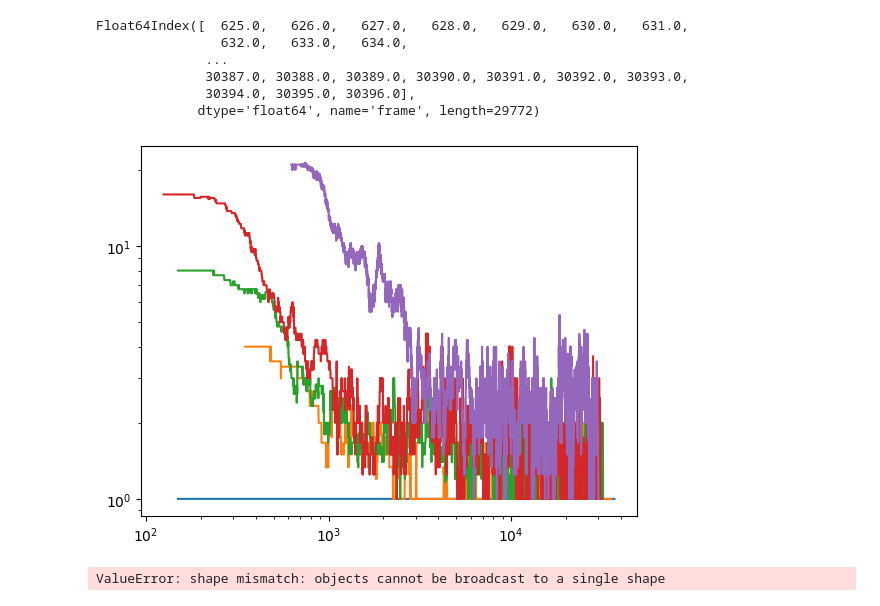
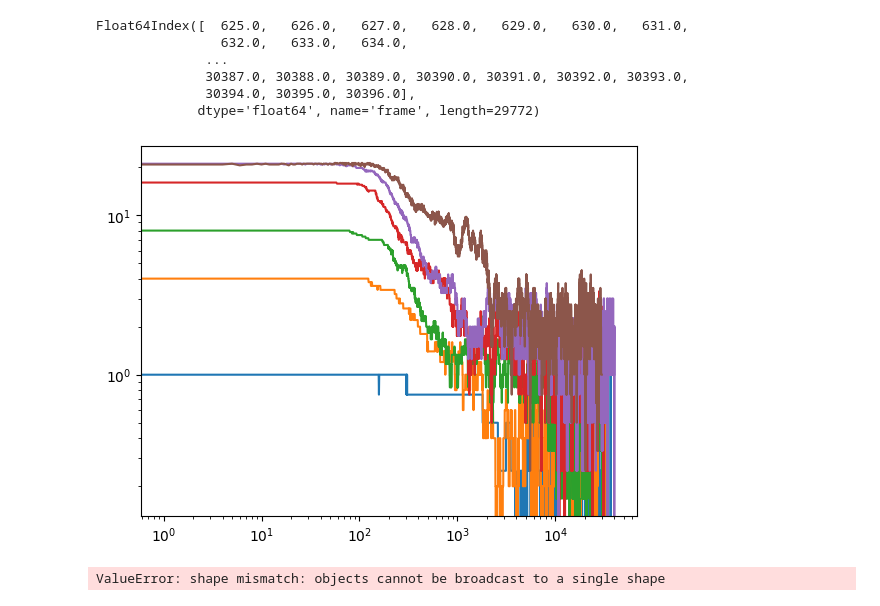
Before and after one commit to complex-lab/robotic_swarms, a Jupyter notebook: bots_number_per_frame.ipynb, the cells around one changed output. Drawn from its saved outputs; the diff is of its cells as text; code cells hidden in the pictures.

```diff
--- a/bots_number_per_frame.ipynb
+++ b/bots_number_per_frame.ipynb
@@ -21,9 +21,12 @@ def read_time(time_value):
 # %%
 tts = np.arange(10)
 z = pd.DataFrame({'t':tts,'x':[0]*len(tts)})
-xy = pd.DataFrame({'t':[0,1,4,7,9],'x':[1,1,1,1,1]})
-cond = z.t.isin(xy.t)
-z.loc[cond,'x'] = xy.x
+xy = pd.DataFrame({'t':[0,1,4,7,9],'x':[1,1,1,1,1]},index=[0,1,4,7,9])
+print(xy)
+test=pd.Series(np.ones(len(tts)))
+#cond = ~z['t'].isin(xy.t)
+z['x']=xy.x
+z.loc[cond,'x'] = test
 
-z[cond]
+z
 # %% [output]
@@ -108,7 +132,7 @@ plt.plot(countdf.iloc[:,0])
 # %%
 #expSumPassive=expSumPassive[(expSumPassive['bots']!=8)]
-fronters_count=countdf[(countdf['bot_type']=='fronter')]
+fronters_count=countdf[(countdf['bot_type']=='fronter')].reset_index()
 fronters_count.to_csv(passive_path+'\\fronters_count.csv')
-aligners_count=countdf[(countdf['bot_type']=='aligner')]
+aligners_count=countdf[(countdf['bot_type']=='aligner')].reset_index()
 aligners_count.to_csv(passive_path+'\\aligners_count.csv')
 # %%
@@ -133,3 +156,0 @@ bot_num frame
-# %%
-aligners_count=countdf[(countdf['bot_type']=='aligner')]
-aligners_count
@@ -169,6 +176,6 @@ bot_num frame
 # %%
-fronter_mean=fronters_count.groupby(['bot_num','frame']).mean()
-fronter_std=fronters_count.groupby(['bot_num','frame']).std()
+fronter_mean=fronters_count.groupby(['bot_num','level_0']).mean()
+fronter_std=fronters_count.groupby(['bot_num','level_0']).std()
 
-aligners_mean=aligners_count.groupby(['bot_num','frame']).mean()
-aligners_std=aligners_count.groupby(['bot_num','frame']).std()
+aligners_mean=aligners_count.groupby(['bot_num','level_0']).mean()
+aligners_std=aligners_count.groupby(['bot_num','level_0']).std()
@@ -214,12 +214,12 @@ Float64Index([  625.0,   626.0,   627.0,   628.0,   629.0,   630.0,   631.0,
               30394.0, 30395.0, 30396.0],
              dtype='float64', name='frame', length=29772)
 # %%
-for j in [1,4,8,16,53]:
+for j in [1,4,8,16,21,53]:
     current_data_aligners=aligners_mean.loc[j]
     #print(current_data)
-    plt.loglog(current_data_aligners['distance_sq'])
+    plt.loglog(current_data_aligners['kissing_count'])
 # %% [output]
-[figure, old version]
+[figure, new version]
 # %%
 #plt.loglog(fronter_mean,color='olive')
 fig = plt.figure()
```
Also changed, not shown: parts of 14 cells of this notebook.
